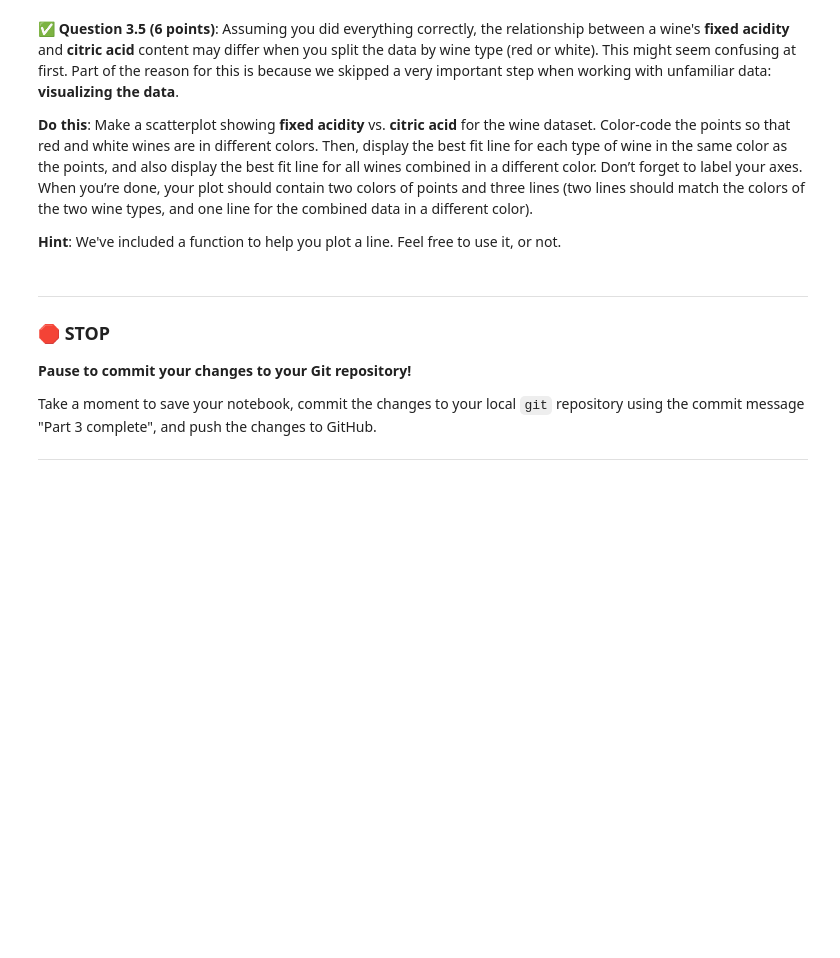
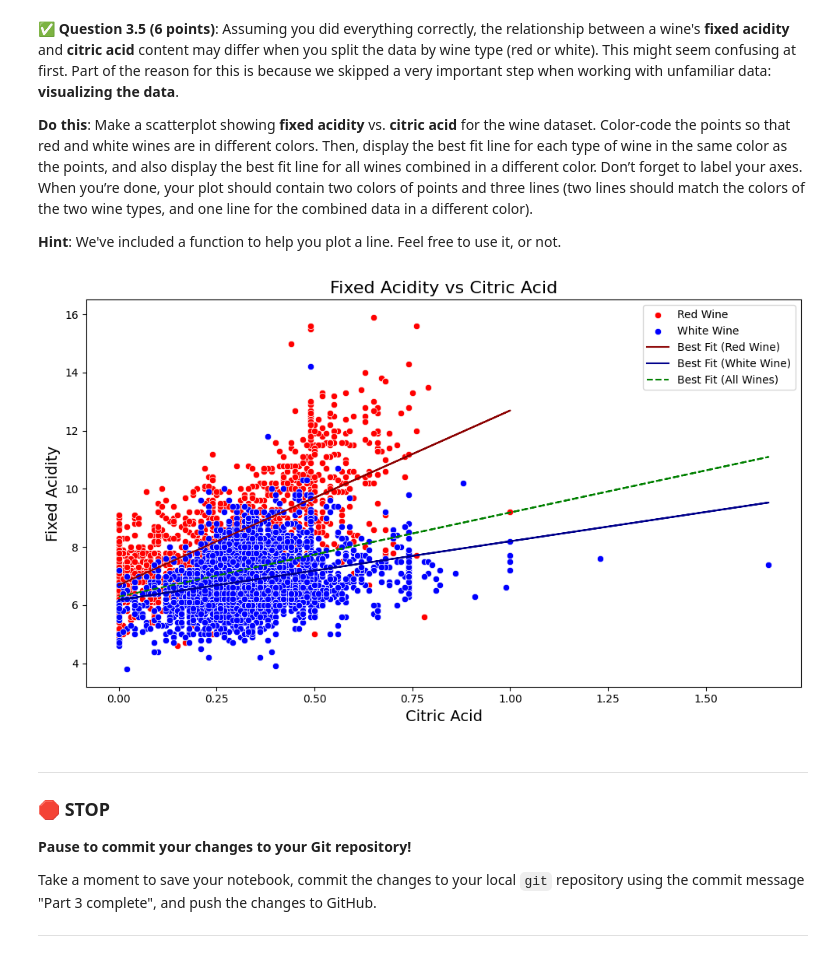
Before and after one commit to dixonde3/CMSE-202, a Jupyter notebook: hw-03/HW-03_Regression-STUDENT.ipynb, the cells around one changed output. Cells and saved outputs as stored; diff of their text form; code cells hidden in the pictures; blank space fills up the shorter version.

```diff
--- a/hw-03/HW-03_Regression-STUDENT.ipynb
+++ b/hw-03/HW-03_Regression-STUDENT.ipynb
@@ -201,3 +305,95 @@ def plot_line(slope, intercept, xmin, xmax, color):
+# %%
+# Put your code here
+#ttps://chatgpt.com/share/6745389f-1160-800f-9791-56a4b554b6e6
+
+
+import matplotlib.pyplot as plt
+import numpy as np
+
+
+import pandas as pd
+import seaborn as sns
+import matplotlib.pyplot as plt
+import numpy as np
+
+
+red['type'] = 'Red'
+white['type'] = 'White'
+
+wine = pd.concat([red, white])
+
+plt.figure(figsize=(10, 6))
+
+# Red wines
+sns.scatterplot(
+    data=wine[wine['type'] == 'Red'],
+    x='citric acid',
+    y='fixed acidity',
+    color='red',
+    label='Red Wine'
+)
+
+# White wines
+sns.scatterplot(
+    data=wine[wine['type'] == 'White'],
+    x='citric acid',
+    y='fixed acidity',
+    color='blue',
+    label='White Wine'
+)
+
+# Best fit line for Red wine
+red_fit = np.polyfit(
+    wine[wine['type'] == 'Red']['citric acid'],
+    wine[wine['type'] == 'Red']['fixed acidity'],
+    1
+)
+red_line = np.poly1d(red_fit)
+plt.plot(
+    wine[wine['type'] == 'Red']['citric acid'],
+    red_line(wine[wine['type'] == 'Red']['citric acid']),
+    color='darkred',
+    linestyle='-',
+    label='Best Fit (Red Wine)'
+)
+
+# Best fit line for White wine
+white_fit = np.polyfit(
+    wine[wine['type'] == 'White']['citric acid'],
+    wine[wine['type'] == 'White']['fixed acidity'],
+    1
+)
+white_line = np.poly1d(white_fit)
+plt.plot(
+    wine[wine['type'] == 'White']['citric acid'],
+    white_line(wine[wine['type'] == 'White']['citric acid']),
+    color='darkblue',
+    linestyle='-',
+    label='Best Fit (White Wine)'
+)
+
+# Best fit line for all wines combined
+combined_fit = np.polyfit(wine['citric acid'], wine['fixed acidity'], 1)
+combined_line = np.poly1d(combined_fit)
+plt.plot(
+    wine['citric acid'],
+    combined_line(wine['citric acid']),
+    color='green',
+    linestyle='--',
+    label='Best Fit (All Wines)'
+)
+
+# Add labels and title
+plt.xlabel('Citric Acid', fontsize=14)
+plt.ylabel('Fixed Acidity', fontsize=14)
+plt.title('Fixed Acidity vs Citric Acid', fontsize=16)
+plt.legend()
+plt.tight_layout()
+
+# Show plot
+plt.show()
+# %% [output]
+[figure, added]
 # %% [markdown]
 ---
 ### &#128721; STOP
```
Also changed, not shown: parts of 11 cells of this notebook.
